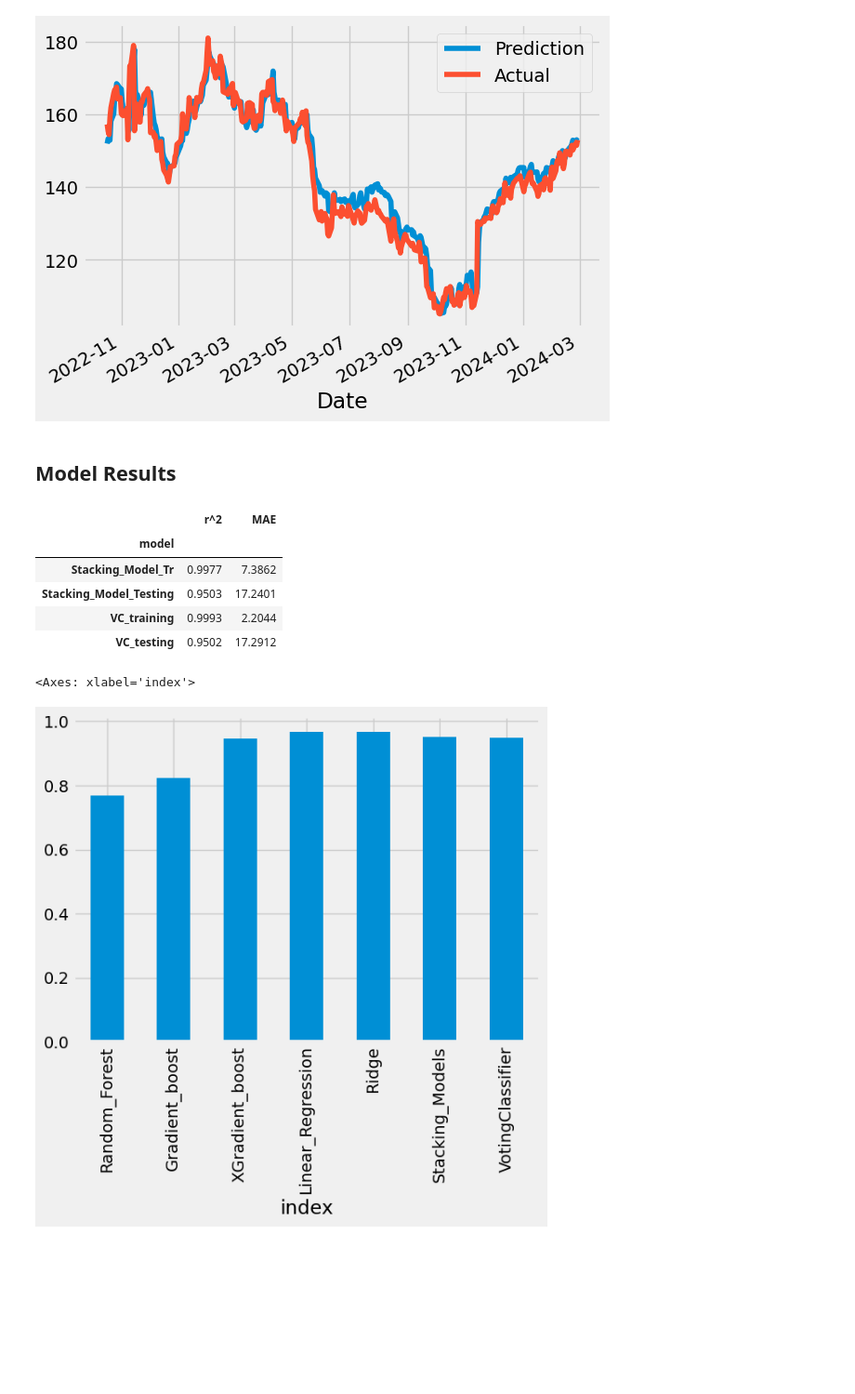
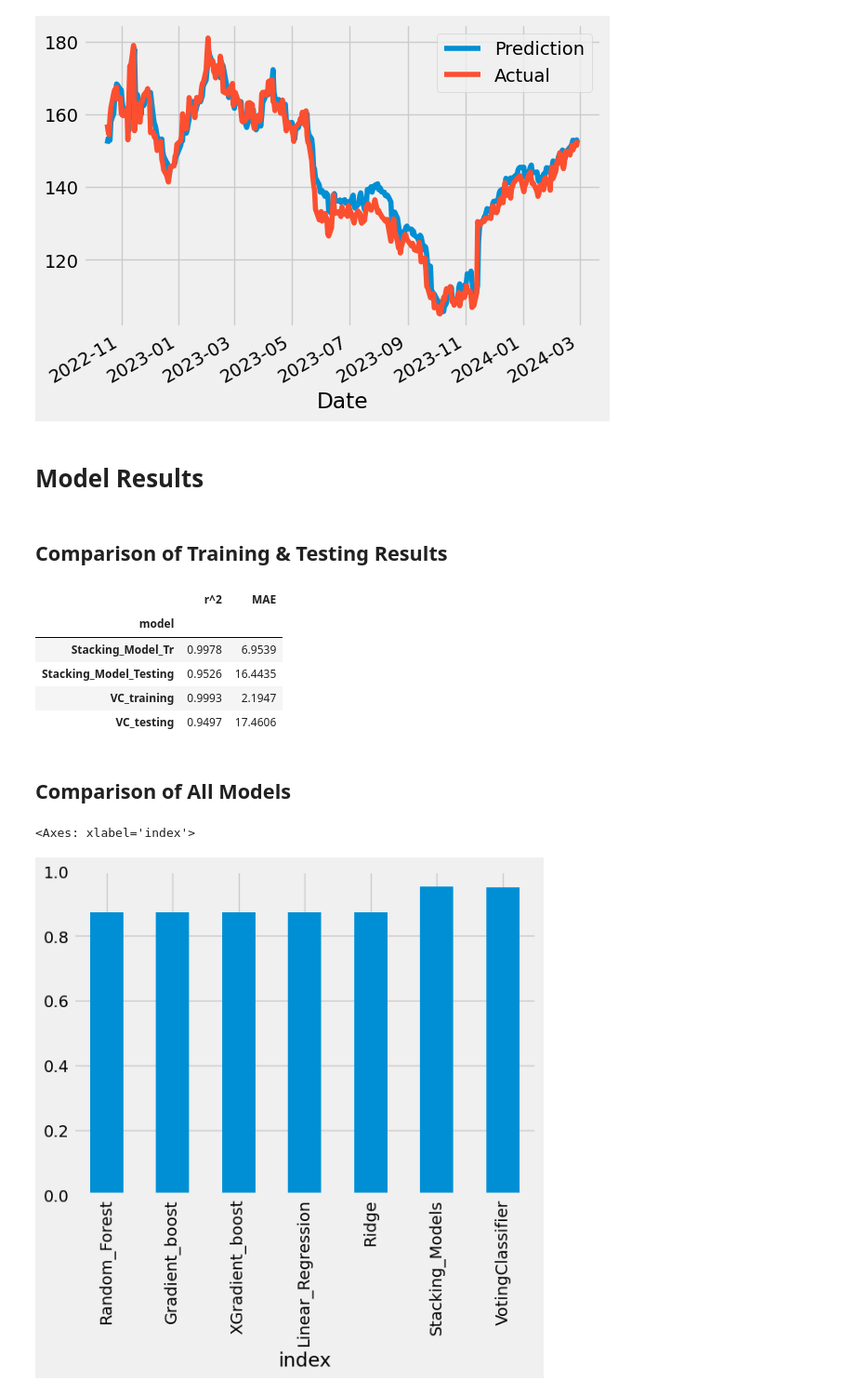
Before and after one commit to TDanner7/Stock_Price_Modeling, a Jupyter notebook: stock_price_tech.ipynb, the cells around one changed output. Shown at 93% size. Saved outputs shown, nothing was run; the diff lists cells and outputs as text; code cells hidden in the pictures; blank space fills up the shorter version.

```diff
--- a/stock_price_tech.ipynb
+++ b/stock_price_tech.ipynb
@@ -626,10 +552,31 @@ df5.plot()
 # %% [markdown]
 ## Stacking the Models
+# %%
+## fitting the Regressor
+def stacked_fit(stacking_estimator,final_estimator):
+
+    # initiating Stacking Regressor
+    regressor=StackingRegressor(
+    estimators=stacking_estimator,
+    final_estimator=rf,n_jobs=5, verbose=False)
+
+    # fitting the regressor
+    regressor.fit(X_train_scaled,y_train)
+    return regressor
+
+def stacked_predict(stacking_regressor,x_testing_data,y_testing_data):
+    predictions_regressor=stacking_regressor.predict(x_testing_data)
+    pred_r2= metrics.r2_score(y_testing_data, predictions_regressor)
+    pred_mae=metrics.mean_absolute_error(y_testing_data,predictions_regressor)
+    pred_mse=metrics.mean_squared_error(y_testing_data, predictions_regressor)
+    pred_rmse=np.sqrt(metrics.mean_squared_error(y_testing_data, predictions_regressor))
+    return pred_mae,pred_mse,pred_rmse,pred_r2,predictions_regressor
 # %%
 # defining list of estimating models fro stacking models
-estimator= [('rfr', rf),
+stacking_estimator= [('rfr', rf),
             ('lr',lr_model),
             ('xgb',xgb_model),
             ('gb',gb_model),
             ('ridge', ridge_model)
            ]
+final_estimator=rf
@@ -640,0 +583,4 @@ sr=StackingRegressor(
+# %%
+stacking_regressor=stacked_fit(stacking_estimator,final_estimator)
+
+display(stacking_regressor)
@@ -755,0 +698,9 @@ R2 Score: 0.9501717979491553
+# %%
+# # Testing Data
+prediction_vc_test=stacked_predict(stacking_regressor,X_test_scaled,y_test)
+print('Mean Absolute Error:', prediction_vc_test[0])
+print('Mean Squared Error:', prediction_vc_test[1])
+print('Root Mean Squared Error:', prediction_vc_test[2])
+print('R2 Score:', prediction_vc_test[3])
+vc_r2_testing= round((prediction_vc_test[3]),4)
+vc_mse_testing=round((prediction_vc_test[1]),4)
@@ -760,34 +717,38 @@ df6.plot()
 <Axes: xlabel='Date'>
 [figure]
 # %% [markdown]
-## Model Results
+# Model Results
+# %% [markdown]
+## Comparison of Training & Testing Results
 # %%
 model_performance={"model":['Stacking_Model_Tr','Stacking_Model_Testing','VC_training','VC_testing'],
-                   "r^2": [sr_r2_train, sr_r2_test,vc_r2_training,vc_r2_testing],
-                   "MAE":[sr_mse_train,sr_mse_test,vc_mse_training,vc_mse_testing]}
+                   "r^2": [stacked_r2_train, stacked_r2_test,vc_r2_training,vc_r2_testing],
+                   "MAE":[stacked_mse_train,stacked_mse_test,vc_mse_training,vc_mse_testing]}
 model_performance_df=pd.DataFrame(model_performance)
 model_performance_df=model_performance_df.set_index("model")
 model_performance_df
 # %% [output]
 |  | r^2 | MAE |
 | model |  |  |
-| Stacking_Model_Tr | 0.9977 | 7.3862 |
-| Stacking_Model_Testing | 0.9503 | 17.2401 |
-| VC_training | 0.9993 | 2.2044 |
-| VC_testing | 0.9502 | 17.2912 |
+| Stacking_Model_Tr | 0.9978 | 6.9539 |
+| Stacking_Model_Testing | 0.9526 | 16.4435 |
+| VC_training | 0.9993 | 2.1947 |
+| VC_testing | 0.9497 | 17.4606 |
+# %% [markdown]
+## Comparison of All Models
 # %%
 
 dict_results={"model":['Random_Forest','Gradient_boost','XGradient_boost','Linear_Regression','Ridge','Stacking_Models','VotingClassifier'], "r2":
-              [rf_r2,gb_r2,xgb_r2,lrm_r2,ridge_r2,sr_r2_test,vc_r2_testing],"mse":
-              [rf_mse,gb_mse,xgb_mse,lrm_mse,ridge_mse,sr_mse_test,vc_mse_testing]}
+              [rf_r2,gb_r2,xgb_r2,lr_r2,ridge_r2,stacked_r2_test,vc_r2_testing],"mse":
+              [rf_mse,gb_mse,xgb_mse,lr_mse,ridge_mse,stacked_mse_test,vc_mse_testing]}
 
 
 result_df=pd.DataFrame(dict_results)
 result_df=result_df.set_index("model")
 result_df["r2"].plot(kind="bar",xlabel="index")
 # %% [output]
 <Axes: xlabel='index'>
-[figure, old version]
+[figure, new version]
 # %%
 result_df["mse"].plot(kind="bar",xlabel="index")
 # %% [output]
```
Also changed, not shown: parts of 80 cells of this notebook.
